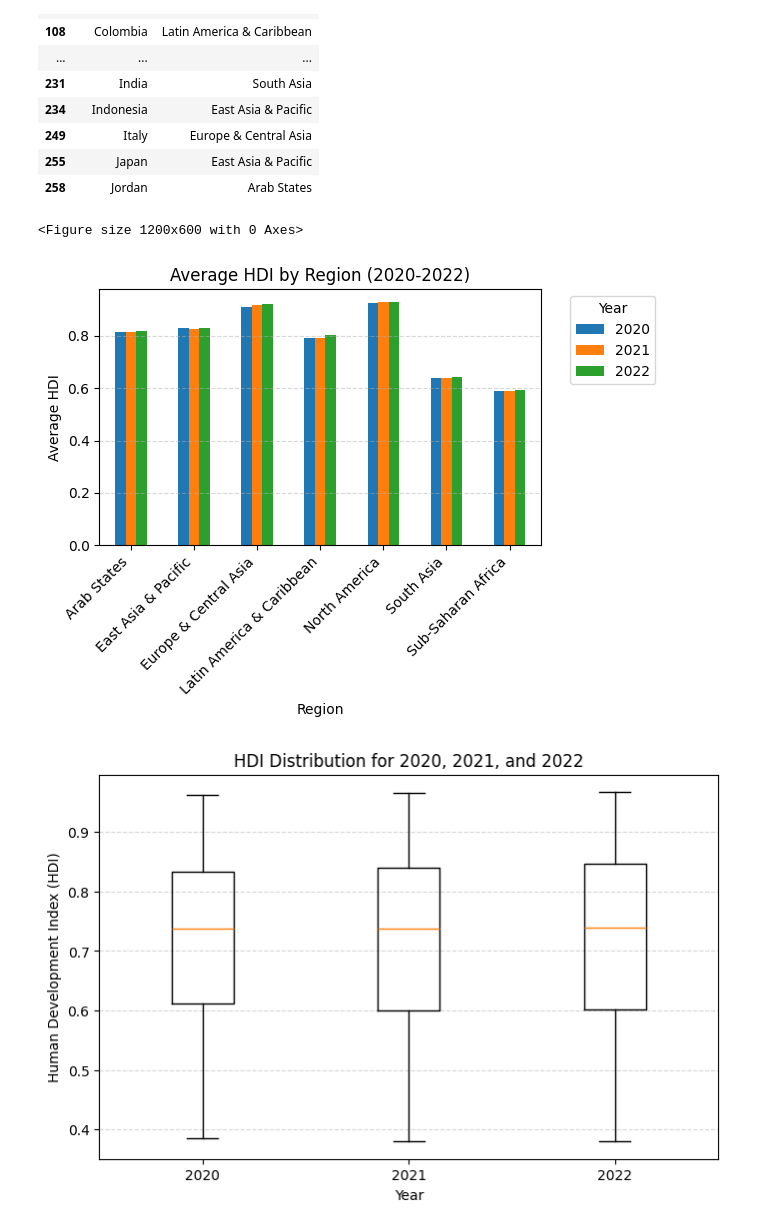
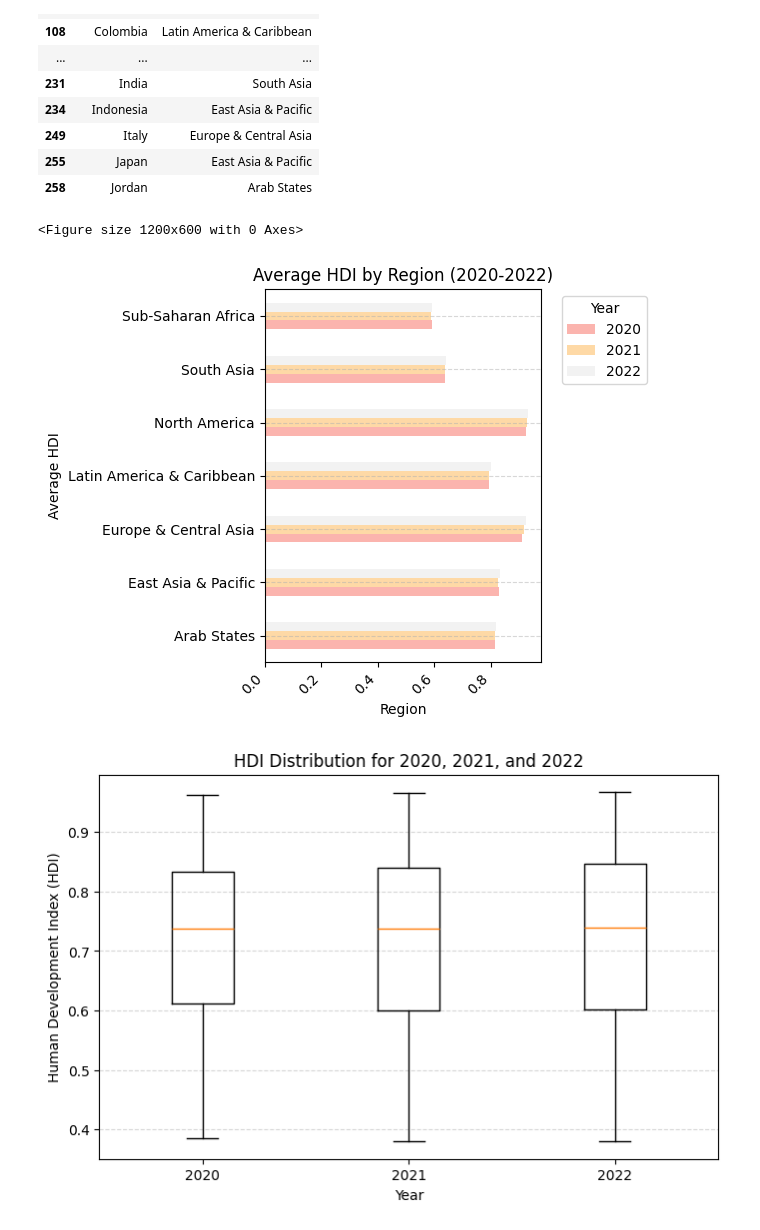
Before and after one commit to Prabin712/2501928_PrabinKunwar_Assignment-I, a Jupyter notebook: 2501928_Prabinkunwar.ipynb, the cells around one changed output. Saved outputs shown, nothing was run; the diff lists cells and outputs as text; code cells hidden in the pictures.

```diff
--- a/2501928_Prabinkunwar.ipynb
+++ b/2501928_Prabinkunwar.ipynb
@@ -428,21 +428,21 @@ hdi_region[['country', 'region']].drop_duplicates().head(20)
 # %%
 region_hdi = hdi_region.groupby(['region', 'year'])['hdi'].mean().unstack()
 plt.figure(figsize=(12,6))
 
-region_hdi.plot(kind='bar')
+region_hdi.plot(kind='barh',colormap='Pastel1')
 
 plt.xlabel('Region')
 plt.ylabel('Average HDI')
 plt.title('Average HDI by Region (2020-2022)')
 plt.xticks(rotation=45, ha='right')
 plt.legend(bbox_to_anchor=(1.05, 1), loc='upper left', title='Year')
 plt.grid(axis='y', linestyle='--', alpha=0.5)
 plt.tight_layout()
 
 plt.show()
 # %% [output]
 <Figure size 1200x600 with 0 Axes>
-[figure, old version]
+[figure, new version]
 # %%
 #Box Plot: HDI Distribution for 2020, 2021, and 2022
 hdi_2020 = hdi_problem1B[hdi_problem1B['year'] == 2020]['hdi']
```
Also changed, not shown: parts of 6 cells of this notebook.
